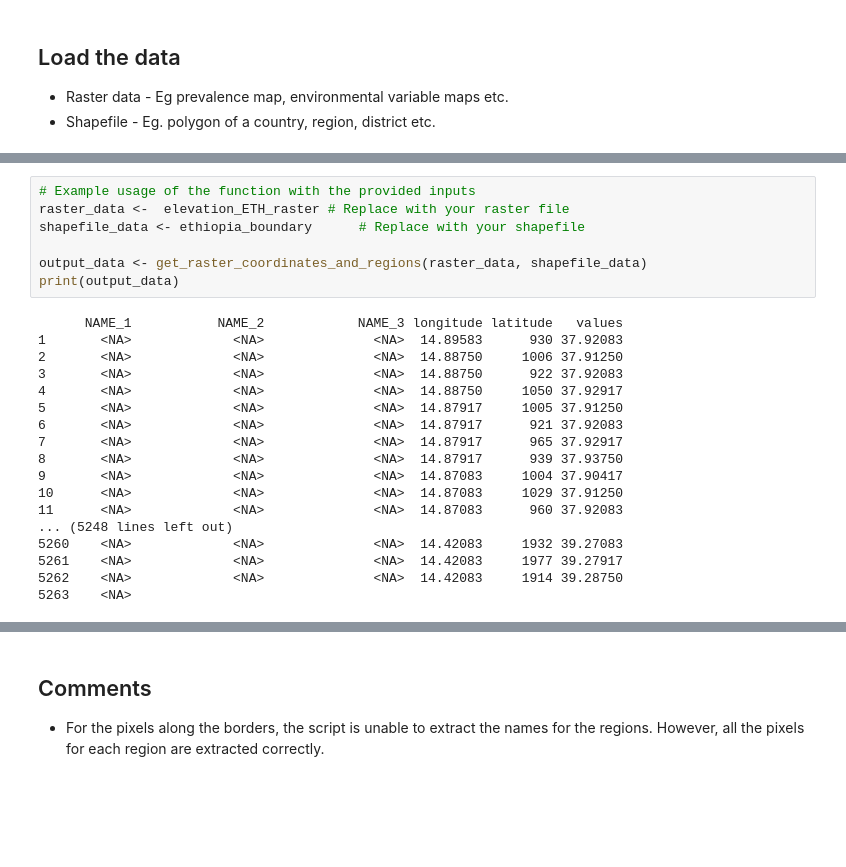
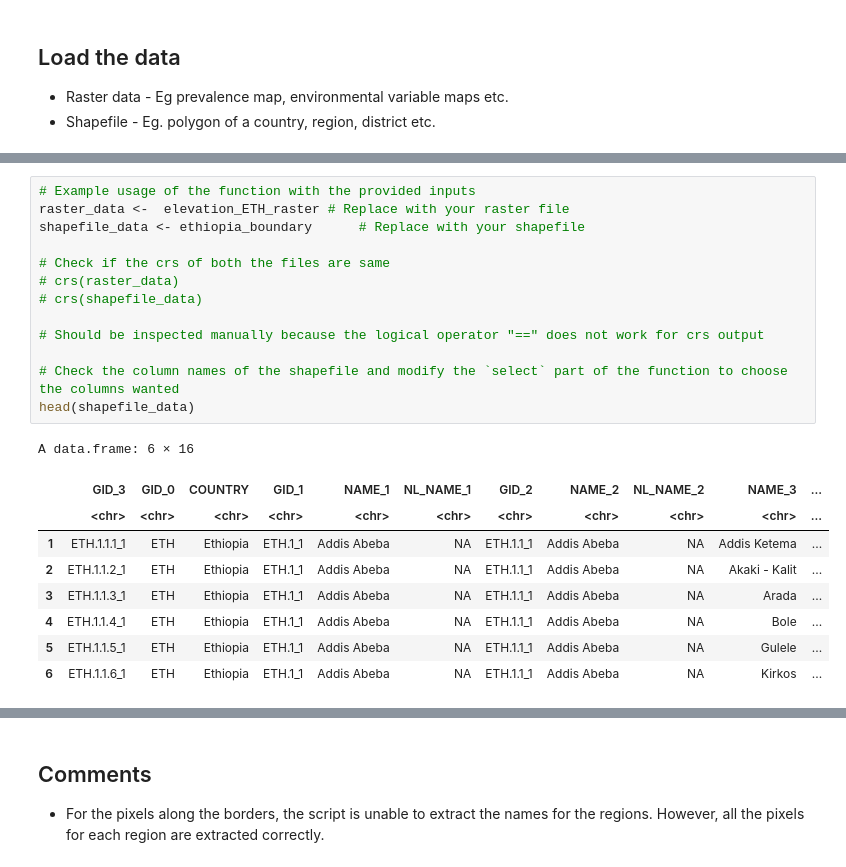
Before and after one commit to himal2007/oncho_gis, a Jupyter notebook: codes/public-codes/231005-pixel-data-from-raster.ipynb, the cells around one changed output, grey strips where cells are left out. Cells and saved outputs as stored; diff of their text form; blank space fills up the shorter version.

Commit message:
Update the functions and add additional codes

```diff
--- a/codes/public-codes/231005-pixel-data-from-raster.ipynb
+++ b/codes/public-codes/231005-pixel-data-from-raster.ipynb
@@ -47,25 +54,23 @@ ethiopia_boundary <- gadm("ETH", level = 3, path = output_dir) %>% st_as_sf() %>
 # %%
 # Example usage of the function with the provided inputs
 raster_data <-  elevation_ETH_raster # Replace with your raster file
 shapefile_data <- ethiopia_boundary      # Replace with your shapefile
 
-output_data <- get_raster_coordinates_and_regions(raster_data, shapefile_data)
-print(output_data)
+# Check if the crs of both the files are same
+# crs(raster_data)
+# crs(shapefile_data)
+
+# Should be inspected manually because the logical operator "==" does not work for crs output
+
+# Check the column names of the shapefile and modify the `select` part of the function to choose the columns wanted
+head(shapefile_data)
 # %% [output]
-      NAME_1           NAME_2            NAME_3 longitude latitude   values
-1       <NA>             <NA>              <NA>  14.89583      930 37.92083
-2       <NA>             <NA>              <NA>  14.88750     1006 37.91250
-3       <NA>             <NA>              <NA>  14.88750      922 37.92083
-4       <NA>             <NA>              <NA>  14.88750     1050 37.92917
-5       <NA>             <NA>              <NA>  14.87917     1005 37.91250
-6       <NA>             <NA>              <NA>  14.87917      921 37.92083
-7       <NA>             <NA>              <NA>  14.87917      965 37.92917
-8       <NA>             <NA>              <NA>  14.87917      939 37.93750
-9       <NA>             <NA>              <NA>  14.87083     1004 37.90417
-10      <NA>             <NA>              <NA>  14.87083     1029 37.91250
-11      <NA>             <NA>              <NA>  14.87083      960 37.92083
-... (5248 lines left out)
-5260    <NA>             <NA>              <NA>  14.42083     1932 39.27083
-5261    <NA>             <NA>              <NA>  14.42083     1977 39.27917
-5262    <NA>             <NA>              <NA>  14.42083     1914 39.28750
-5263    <NA>
+A data.frame: 6 × 16
+|  | GID_3 | GID_0 | COUNTRY | GID_1 | NAME_1 | NL_NAME_1 | GID_2 | NAME_2 | NL_NAME_2 | NAME_3 | ... |
+|  | <chr> | <chr> | <chr> | <chr> | <chr> | <chr> | <chr> | <chr> | <chr> | <chr> | ... |
+| 1 | ETH.1.1.1_1 | ETH | Ethiopia | ETH.1_1 | Addis Abeba | NA | ETH.1.1_1 | Addis Abeba | NA | Addis Ketema | ... |
+| 2 | ETH.1.1.2_1 | ETH | Ethiopia | ETH.1_1 | Addis Abeba | NA | ETH.1.1_1 | Addis Abeba | NA | Akaki - Kalit | ... |
+| 3 | ETH.1.1.3_1 | ETH | Ethiopia | ETH.1_1 | Addis Abeba | NA | ETH.1.1_1 | Addis Abeba | NA | Arada | ... |
+| 4 | ETH.1.1.4_1 | ETH | Ethiopia | ETH.1_1 | Addis Abeba | NA | ETH.1.1_1 | Addis Abeba | NA | Bole | ... |
+| 5 | ETH.1.1.5_1 | ETH | Ethiopia | ETH.1_1 | Addis Abeba | NA | ETH.1.1_1 | Addis Abeba | NA | Gulele | ... |
+| 6 | ETH.1.1.6_1 | ETH | Ethiopia | ETH.1_1 | Addis Abeba | NA | ETH.1.1_1 | Addis Abeba | NA | Kirkos | ... |
```
Also changed, not shown: parts of 7 cells of this notebook, 1 other file.
